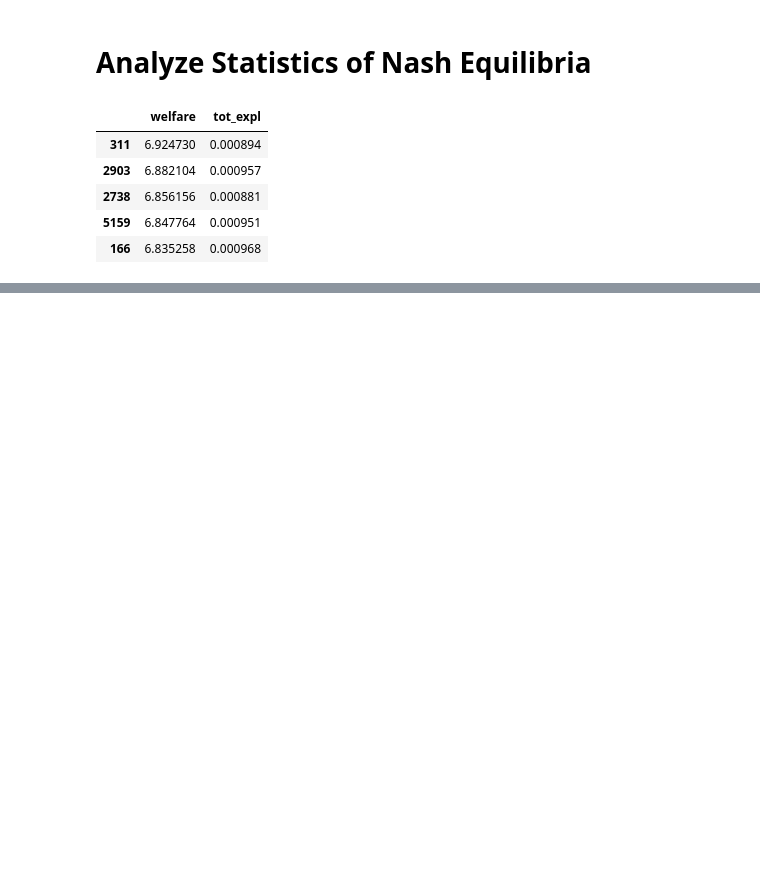
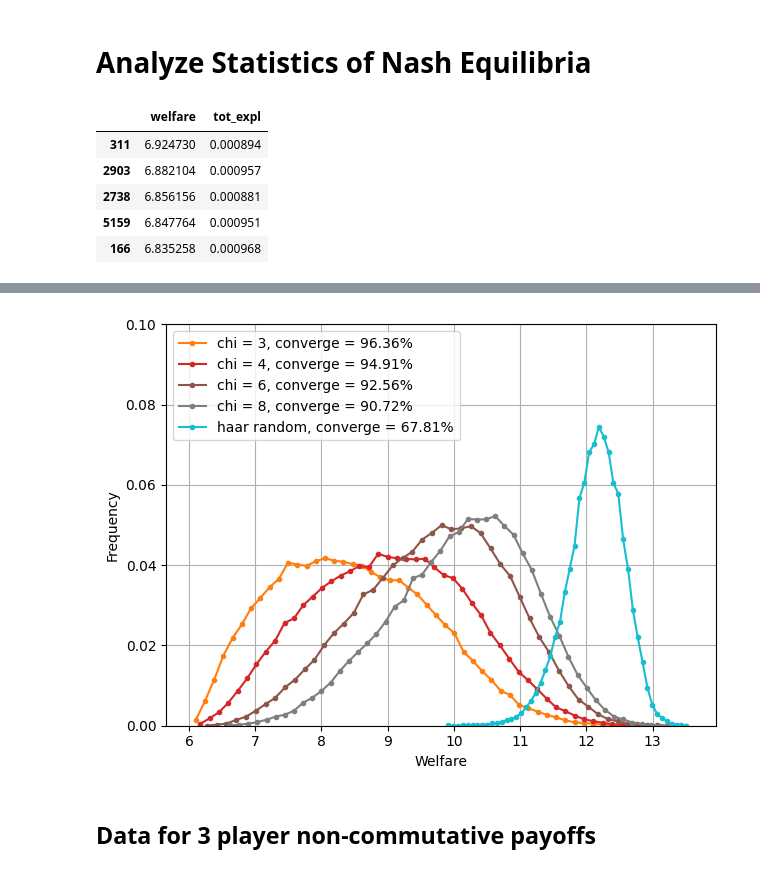
Before and after one commit to lccqqqqq/nash, a Jupyter notebook: analyze_NE_stats.ipynb, the cells around one changed output, grey strips where cells are left out. Cells and saved outputs as stored; diff of their text form; code cells hidden in the pictures; blank space fills up the shorter version.

```diff
--- a/analyze_NE_stats.ipynb
+++ b/analyze_NE_stats.ipynb
@@ -47,0 +53,4 @@ Text(0.5, 1.0, 'Welfare vs Hyperdeterminant')
+# %%
+import pickle
+df = pickle.load(open('data/equilibrium_stats/eqdata_randstates_chi3_combined.pkl', 'rb'))
+df.head()
@@ -47,0 +61,37 @@ Text(0.5, 1.0, 'Welfare vs Hyperdeterminant')
+# %%
+df_paths = ["data/equilibrium_stats/chi3/eqdata_randstates_combined_20260101_210406_c03ccbbf.pkl", "data/equilibrium_stats/chi4/eqdata_randstates_combined_20260101_210434_b5a43dc6.pkl", "data/equilibrium_stats/chi6/eqdata_randstates_combined_20260101_210453_81e0e43e.pkl", "data/equilibrium_stats/chi8/eqdata_randstates_combined_20260101_210513_aea6e264.pkl", "data/equilibrium_stats/haar/eqdata_randstates_combined_20260101_210601_2be97a22.pkl"]
+
+dfs = []
+for path in tqdm(df_paths):
+    dfs.append(pickle.load(open(path, 'rb')))
+# %%
+import matplotlib.pyplot as plt
+
+bond_dims = [3, 4, 6, 8]
+for i in range(len(dfs)):
+    df = dfs[i]
+    df = df.assign(tot_expl=df['expl'].apply(np.sum))
+    df = df.assign(welfare=df['energy'].apply(np.sum))
+    df_converged = df[df['nash_equilibrium'] == True]
+    converge_percentage = df['nash_equilibrium'].value_counts() / len(df)
+
+    plt_name = f'chi = {bond_dims[i]}, converge = {converge_percentage[True]:.2%}' if i <= 3 else f'haar random, converge = {converge_percentage[True]:.2%}'
+
+    counts, bins, patches = plt.hist(df_converged['welfare'], bins=50, alpha=0, label=None)  # invisible, get values
+    bin_centers = 0.5 * (bins[:-1] + bins[1:])
+    freqs = counts / len(df_converged)
+    plt.plot(bin_centers, freqs, marker='.', label=plt_name)
+
+
+plt.xlabel('Welfare')
+plt.ylabel('Frequency')
+plt.grid(True)
+# plt.title('Welfare Distribution of Converged Nash Equilibria with random initial states from different measures')
+plt.ylim(0, 0.1)
+plt.tight_layout()
+plt.legend()
+plt.show()
+# %% [output]
+[figure, added]
+# %% [markdown]
+## Data for 3 player non-commutative payoffs
```
Also changed, not shown: parts of 10 cells of this notebook, 17 other files.
